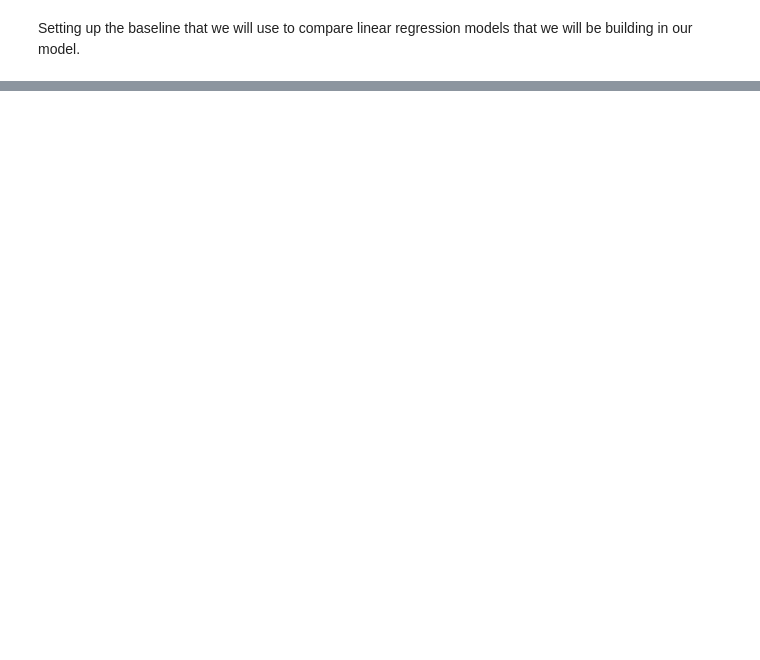
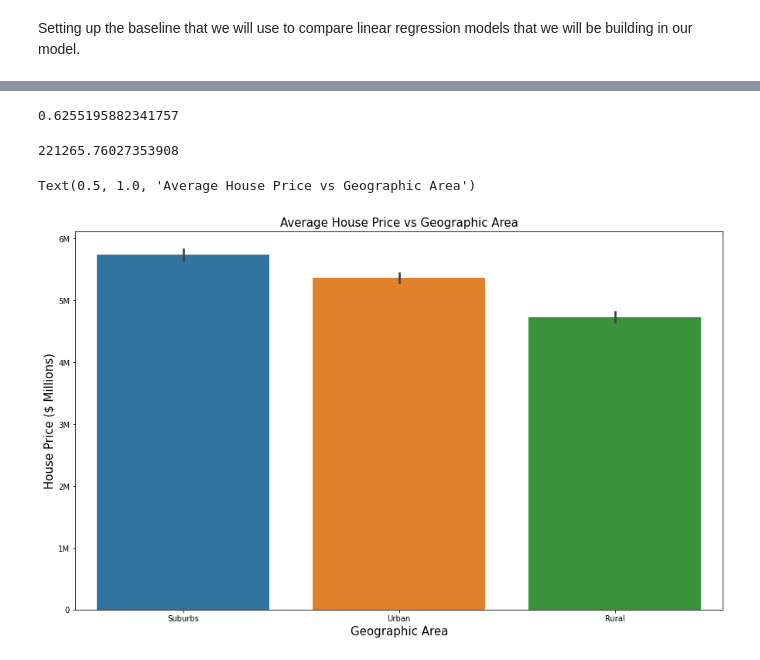
Before and after one commit to henryshin15/king_county_real_estate, a Jupyter notebook: kings_county_project.ipynb, the cells around one changed output, grey strips where cells are left out. Saved outputs shown, nothing was run; the diff lists cells and outputs as text; code cells hidden in the pictures; blank space fills up the shorter version.

```diff
--- a/kings_county_project.ipynb
+++ b/kings_county_project.ipynb
@@ -334,0 +386,5 @@ Notes:
+# %%
+# Evaluating our model using R2 Score
+r2_score(y_test_ml, y_predict)
+# %% [output]
+0.6255195882341757
@@ -334,0 +393,16 @@ Notes:
+# %%
+RMSE = np.sqrt(mean_sq_err)
+RMSE
+# %% [output]
+221265.76027353908
+# %%
+plt.figure(figsize = (15, 9))
+ml_graph = sns.barplot(x=df['areas'], y=df['price'], order=['Suburbs','Urban','Rural'])
+ylabels = ['0', '1M', '2M', '3M', '4M', '5M', '6M', '7M', '8M']
+ml_graph.set_yticklabels(labels = ylabels)
+plt.xlabel('Geographic Area', size = 15)
+plt.ylabel('House Price ($ Millions)', size = 15)
+plt.title('Average House Price vs Geographic Area', size = 15)
+# %% [output]
+Text(0.5, 1.0, 'Average House Price vs Geographic Area')
+[figure, added]
```
Also changed, not shown: parts of 30 cells of this notebook.
